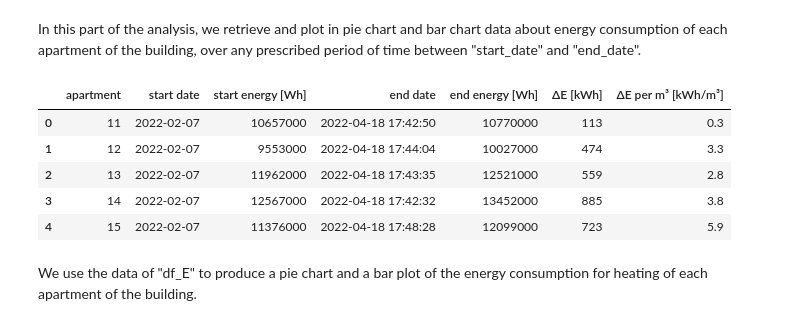
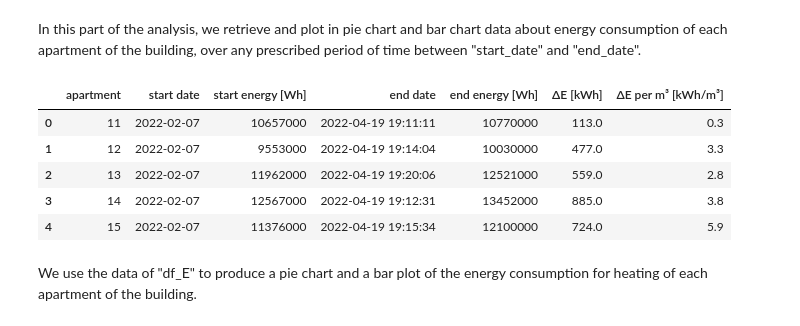
Before and after one commit to rtiedra/data-science, a Jupyter notebook: building_heating/building_heating.ipynb, the cells around one changed output. Saved outputs shown, nothing was run; the diff lists cells and outputs as text; code cells hidden in the pictures.

```diff
--- a/building_heating/building_heating.ipynb
+++ b/building_heating/building_heating.ipynb
@@ -167,39 +167,39 @@ In this part of the analysis, we retrieve and plot in pie chart and bar chart da
 start_date = '"2022-02-07"'
 end_date = '"2022-04-20"'
 
 # Reading, for each apartment of the building, the first energy after the start date into a DataFrame "df_start"
 
 df_start = pd.read_sql('SELECT Apartments.name AS apartment, Power.date AS \'start date\', \
                    Power.value AS \'start energy [Wh]\' FROM Power INNER JOIN Apartments \
                    ON Power.apartment_id=Apartments.esmart_id WHERE Power.module_id=18 AND Power.date>=%s \
                    GROUP BY Apartments.name' % start_date, engine)
 
 # Reading, for each apartment of the building, the last energy before the end date into a DataFrame "df_end"
 
 df_end = pd.read_sql('SELECT Apartments.name AS apartment, Power.date AS \'end date\', \
                    Power.value AS \'end energy [Wh]\' FROM Power INNER JOIN Apartments \
                    ON Power.apartment_id=Apartments.esmart_id WHERE Power.module_id=18 AND Power.date<=%s \
                    ORDER BY Power.date DESC LIMIT 31' % end_date, engine)
 
 # Merging "df_start" and "df_end" into a DataFrame "df_E" (using "apartment" as key)
 # (in 2018 there are missing measures; the first measure for apartment "O2" is at start_date "2018-10-10")
 
 df_E = pd.merge(df_start, df_end, how='left', on='apartment')
 
 # Storing in "df_E" the energy consumption and the energy consumption per cubic metre
 # Dividing the values by 1000 to obtain energies in [kW⋅h]
 
-df_E['\u0394E [kWh]'] = [int((df_E['end energy [Wh]'][i]-df_E['start energy [Wh]'][i])/1000) for i in range(len(df_E))]
+df_E['\u0394E [kWh]'] = [(df_E['end energy [Wh]'][i]-df_E['start energy [Wh]'][i])/1000 for i in range(len(df_E))]
 df_E['\u0394E per m\u00b3 [kWh/m\u00b3]'] = [round(df_E['\u0394E [kWh]'][i]/volumes[i], 1) for i in range(len(df_E))]
 
 df_E.head()
 # %% [output]
 |  | apartment | start date | start energy [Wh] | end date | end energy [Wh] | ΔE [kWh] | ΔE per m³ [kWh/m³] |
-| 0 | 11 | 2022-02-07 | 10657000 | 2022-04-18 17:42:50 | 10770000 | 113 | 0.3 |
-| 1 | 12 | 2022-02-07 | 9553000 | 2022-04-18 17:44:04 | 10027000 | 474 | 3.3 |
-| 2 | 13 | 2022-02-07 | 11962000 | 2022-04-18 17:43:35 | 12521000 | 559 | 2.8 |
-| 3 | 14 | 2022-02-07 | 12567000 | 2022-04-18 17:42:32 | 13452000 | 885 | 3.8 |
-| 4 | 15 | 2022-02-07 | 11376000 | 2022-04-18 17:48:28 | 12099000 | 723 | 5.9 |
+| 0 | 11 | 2022-02-07 | 10657000 | 2022-04-19 19:11:11 | 10770000 | 113.0 | 0.3 |
+| 1 | 12 | 2022-02-07 | 9553000 | 2022-04-19 19:14:04 | 10030000 | 477.0 | 3.3 |
+| 2 | 13 | 2022-02-07 | 11962000 | 2022-04-19 19:20:06 | 12521000 | 559.0 | 2.8 |
+| 3 | 14 | 2022-02-07 | 12567000 | 2022-04-19 19:12:31 | 13452000 | 885.0 | 3.8 |
+| 4 | 15 | 2022-02-07 | 11376000 | 2022-04-19 19:15:34 | 12100000 | 724.0 | 5.9 |
 # %% [markdown]
 We use the data of "df_E" to produce a pie chart and a bar plot of the energy consumption for heating of each apartment of the building.
 # %%
```
Also changed, not shown: parts of 15 cells of this notebook.
